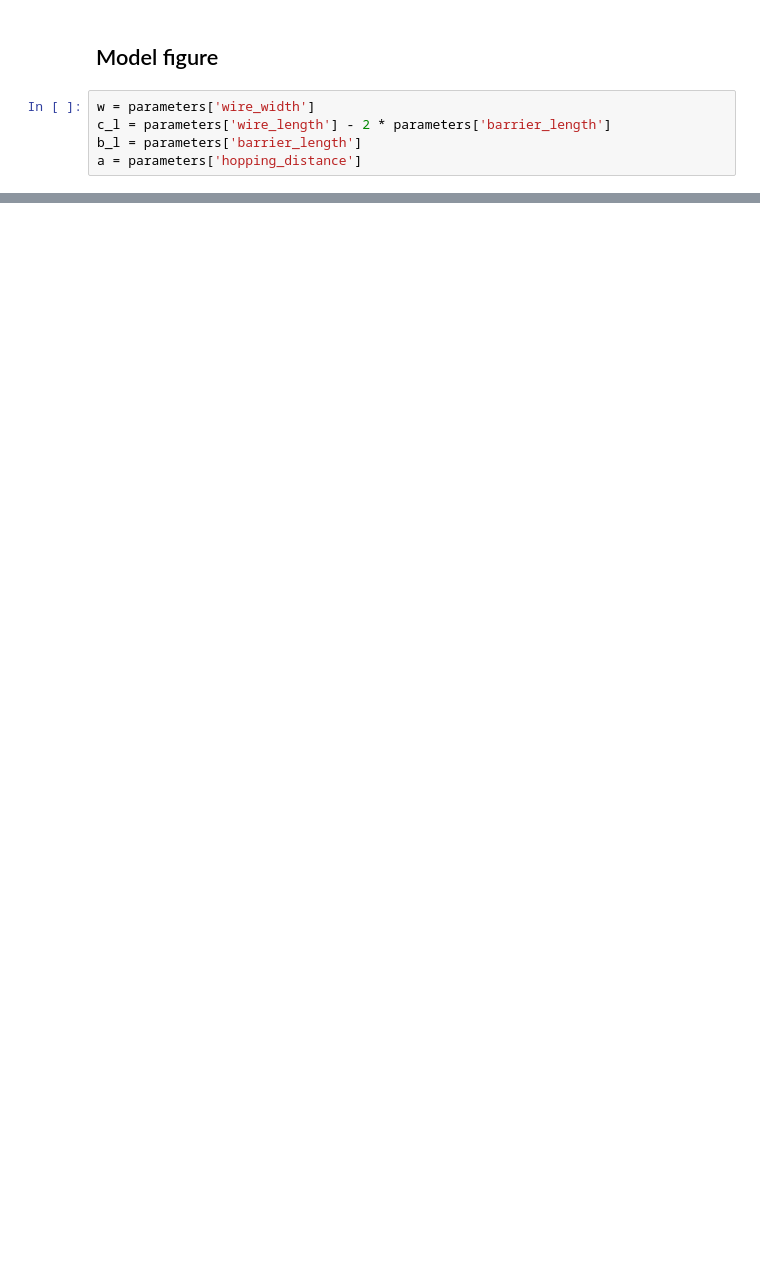
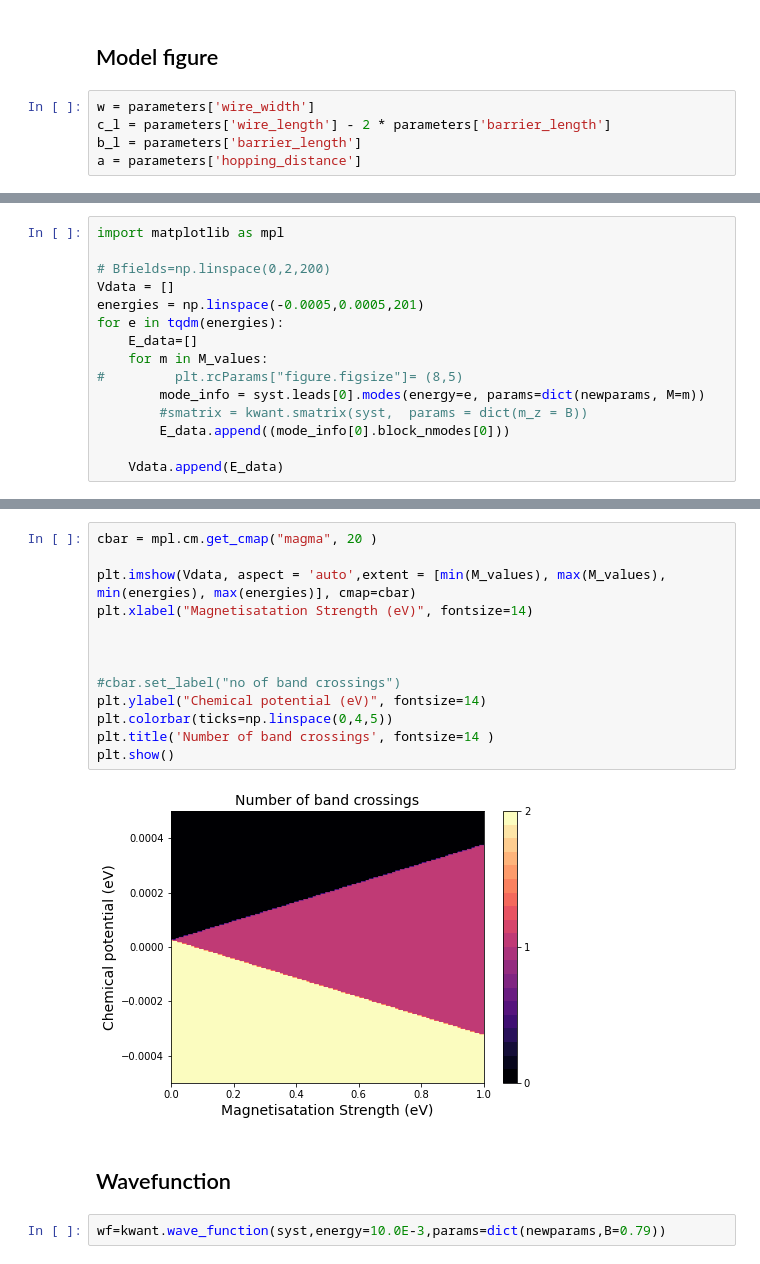
Before and after one commit to mikeyh30/nanowire-simulation, a Jupyter notebook: sim.ipynb, the cells around one changed output, grey strips where cells are left out. Cells and saved outputs as stored; diff of their text form; blank space fills up the shorter version.

```diff
--- a/sim.ipynb
+++ b/sim.ipynb
@@ -236,0 +277,15 @@ plot = kwant.plot(syst, show=True, site_color=lambda s: "y" if barrier_region(s,
+# %%
+import matplotlib as mpl
+
+# Bfields=np.linspace(0,2,200)
+Vdata = []
+energies = np.linspace(-0.0005,0.0005,201)
+for e in tqdm(energies):
+    E_data=[]
+    for m in M_values:
+#         plt.rcParams["figure.figsize"]= (8,5)
+        mode_info = syst.leads[0].modes(energy=e, params=dict(newparams, M=m))
+        #smatrix = kwant.smatrix(syst,  params = dict(m_z = B))
+        E_data.append((mode_info[0].block_nmodes[0]))
+
+    Vdata.append(E_data)
@@ -236,0 +296,19 @@ plot = kwant.plot(syst, show=True, site_color=lambda s: "y" if barrier_region(s,
+# %%
+cbar = mpl.cm.get_cmap("magma", 20 )
+
+plt.imshow(Vdata, aspect = 'auto',extent = [min(M_values), max(M_values), min(energies), max(energies)], cmap=cbar)
+plt.xlabel("Magnetisatation Strength (eV)", fontsize=14)
+
+
+
+#cbar.set_label("no of band crossings")
+plt.ylabel("Chemical potential (eV)", fontsize=14)
+plt.colorbar(ticks=np.linspace(0,4,5))
+plt.title('Number of band crossings', fontsize=14 )
+plt.show()
+# %% [output]
+[figure, added]
+# %% [markdown]
+## Wavefunction
+# %%
+wf=kwant.wave_function(syst,energy=10.0E-3,params=dict(newparams,B=0.79))
```
Also changed, not shown: parts of 26 cells of this notebook.
